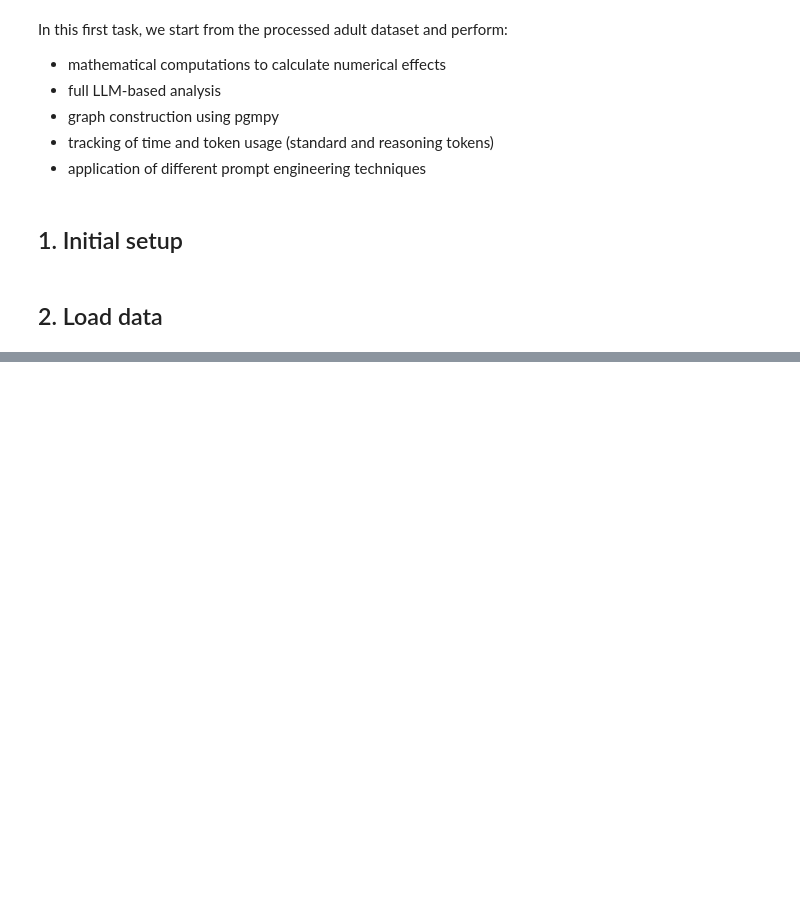
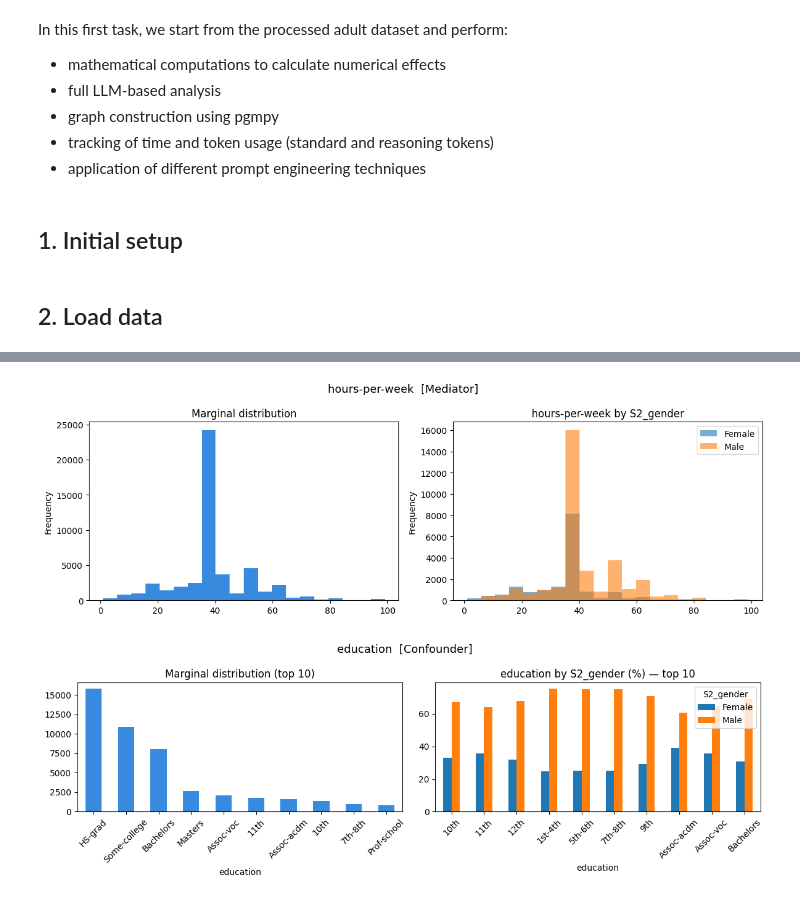
Before and after one commit to Erhtric/fairmind-causal-fairness-analysis, a Jupyter notebook: notebooks/soldani_task/1_adult_exploration.ipynb, the cells around one changed output, grey strips where cells are left out. Cells and saved outputs as stored; diff of their text form; code cells hidden in the pictures; blank space fills up the shorter version.

```diff
--- a/notebooks/soldani_task/1_adult_exploration.ipynb
+++ b/notebooks/soldani_task/1_adult_exploration.ipynb
@@ -35,0 +131,35 @@ The first step is to explore the dataset in order to understand its structure an
+# %%
+all_vars = MEDIATORS + CONFOUNDERS
+
+for var in all_vars:
+    fig, axes = plt.subplots(1, 2, figsize=(12, 4))
+    role = "Mediator" if var in MEDIATORS else "Confounder"
+    fig.suptitle(f"{var}  [{role}]", fontsize=13)
+
+    # Marginal distribution
+    if df[var].dtype in ["int64", "float64"]:
+        df[var].plot(kind="hist", bins=20, ax=axes[0], color="#378ADD")
+        axes[0].set_title("Marginal distribution")
+    else:
+        df[var].value_counts().head(10).plot(kind="bar", ax=axes[0], color="#378ADD")
+        axes[0].set_title("Marginal distribution (top 10)")
+        axes[0].tick_params(axis="x", rotation=45)
+
+    # Grouped distribution by X
+    if df[var].dtype in ["int64", "float64"]:
+        for grp, grp_df in df.groupby(PROTECTED):
+            grp_df[var].plot(kind="hist", bins=20, ax=axes[1], alpha=0.6, label=grp)
+        axes[1].set_title(f"{var} by {PROTECTED}")
+        axes[1].legend()
+    else:
+        ct = pd.crosstab(df[var], df[PROTECTED], normalize="index") * 100
+        ct.head(10).plot(kind="bar", ax=axes[1])
+        axes[1].set_title(f"{var} by {PROTECTED} (%) — top 10")
+        axes[1].tick_params(axis="x", rotation=45)
+        axes[1].legend(title=PROTECTED)
+
+    plt.tight_layout()
+    plt.show()
+# %% [output]
+[figure, added]
+[figure, added]
```
Also changed, not shown: parts of 11 cells of this notebook.
